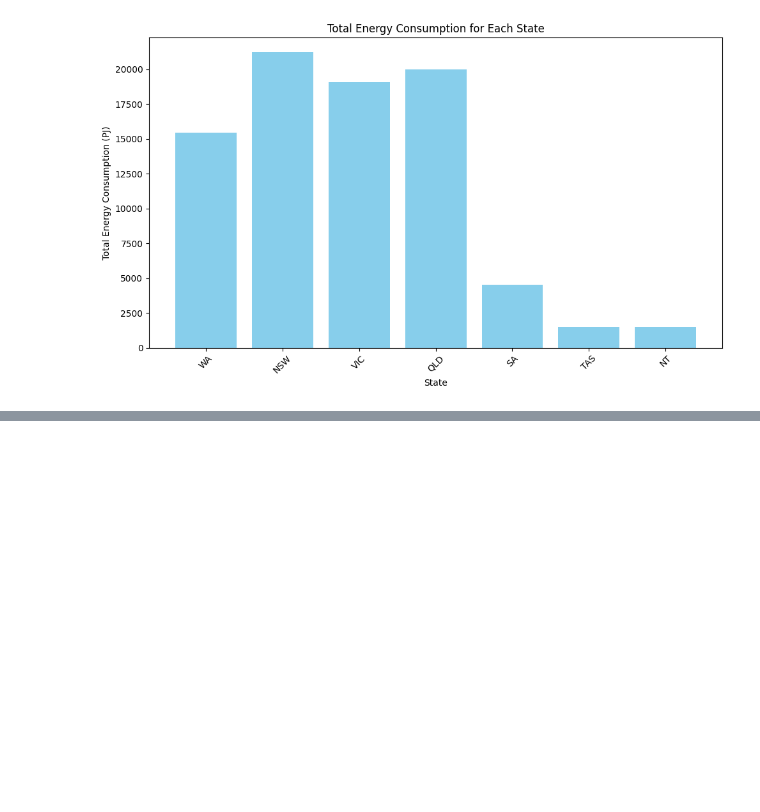
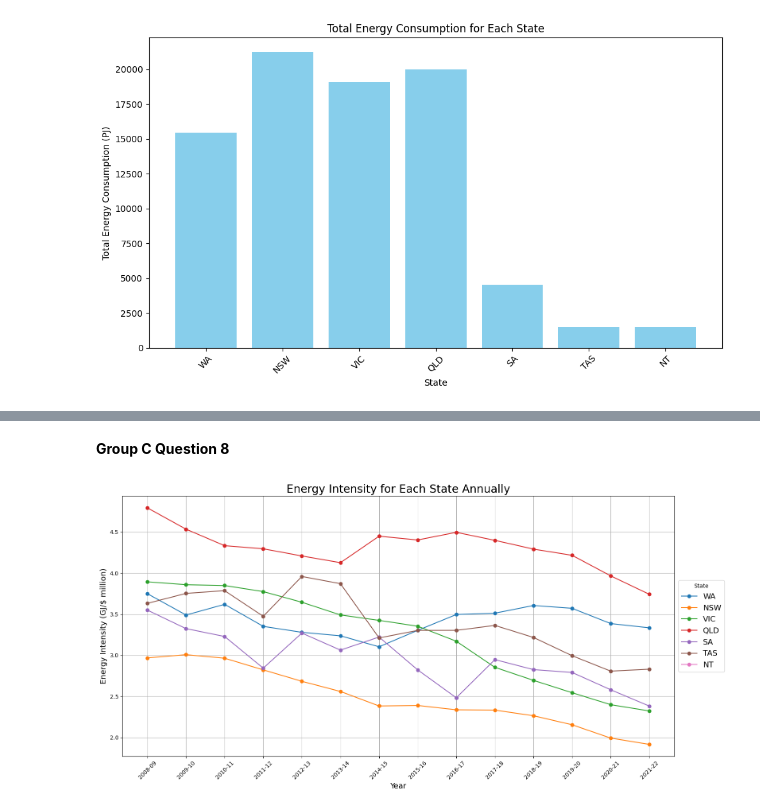
Before and after one commit to DurantZhou/ISYS5002-2024-S1-A2, a Jupyter notebook: Tue_11AM_Group_2_Assignment_2.ipynb, the cells around one changed output, grey strips where cells are left out. Drawn from its saved outputs; the diff is of its cells as text; code cells hidden in the pictures; blank space fills up the shorter version.

```diff
--- a/Tue_11AM_Group_2_Assignment_2.ipynb
+++ b/Tue_11AM_Group_2_Assignment_2.ipynb
@@ -297,0 +300,31 @@ plt.show()
+# %% [markdown]
+**Group C Question 8**
+# %%
+df= AUS_energy_df
+# We also used this list of all states as before.
+states = ['WA', 'NSW', 'VIC', 'QLD', 'SA', 'TAS', 'NT']
+
+# Calculate energy intensity for each state annually
+df['Energy Intensity (GJ/$ million)'] = (df['Coal (PJ)'] + df['Oil (PJ)'] + df['Gas (PJ)'] + df['Renewables (PJ)']) / df['GSP ($ million)'] * 1000
+
+# Prepare the chart
+plt.figure(figsize=(16, 8))
+
+# Draw a line chart for energy intensity for each state
+for state in states:
+    state_data = df[df['State'] == state]
+    plt.plot(state_data['Year'], state_data['Energy Intensity (GJ/$ million)'], marker='o', label=state)
+
+# Add title and labels
+plt.title('Energy Intensity for Each State Annually',fontsize=20)
+plt.xlabel('Year',fontsize=14)
+plt.ylabel('Energy Intensity (GJ/$ million)',fontsize=14)
+plt.legend(title='State', loc='center left', bbox_to_anchor=(1, 0.5),fontsize=14)
+plt.xticks(rotation=45) # Rotate x-axis labels
+plt.grid(True)
+
+# Show the chart
+plt.tight_layout()
+plt.show()
+# %% [output]
+[figure, added]
```
Also changed, not shown: parts of 16 cells of this notebook.
